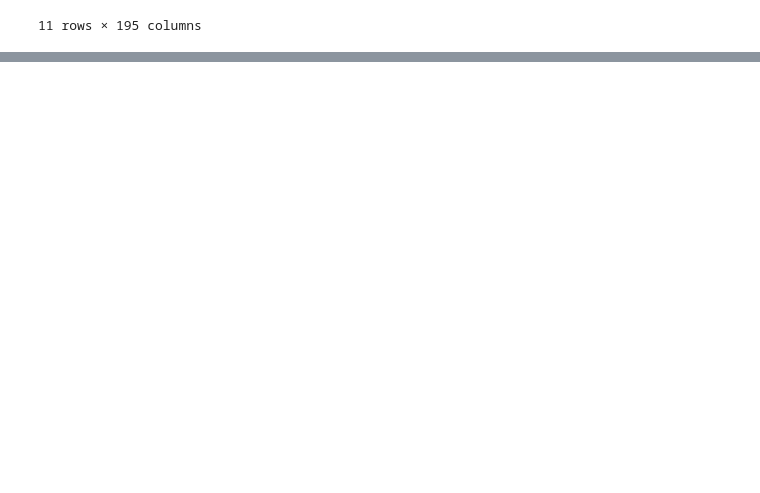
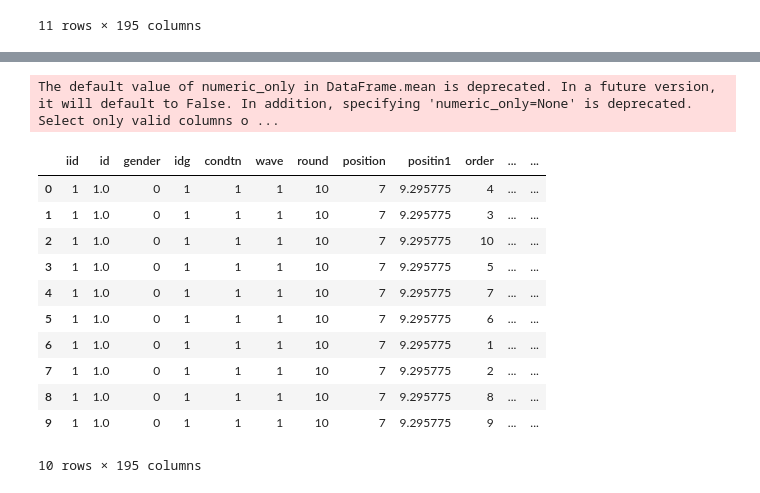
Before and after one commit to loft897/Speed-Dating, a Jupyter notebook: speed_dating.ipynb, the cells around one changed output, grey strips where cells are left out. Cells and saved outputs as stored; diff of their text form; code cells hidden in the pictures; blank space fills up the shorter version.

```diff
--- a/speed_dating.ipynb
+++ b/speed_dating.ipynb
@@ -44,0 +53,2 @@ df.describe(include='all')
+# %%
+df_test = df[:10]
@@ -44,0 +75,17 @@ df.describe(include='all')
+# %%
+df_test = df_test.fillna(df.mean())
+df_test
+# %% [output]
+The default value of numeric_only in DataFrame.mean is deprecated. In a future version, it will default to False. In addition, specifying 'numeric_only=None' is deprecated. Select only valid columns o ...
+|  | iid | id | gender | idg | condtn | wave | round | position | positin1 | order | ... | ... |
+| 0 | 1 | 1.0 | 0 | 1 | 1 | 1 | 10 | 7 | 9.295775 | 4 | ... | ... |
+| 1 | 1 | 1.0 | 0 | 1 | 1 | 1 | 10 | 7 | 9.295775 | 3 | ... | ... |
+| 2 | 1 | 1.0 | 0 | 1 | 1 | 1 | 10 | 7 | 9.295775 | 10 | ... | ... |
+| 3 | 1 | 1.0 | 0 | 1 | 1 | 1 | 10 | 7 | 9.295775 | 5 | ... | ... |
+| 4 | 1 | 1.0 | 0 | 1 | 1 | 1 | 10 | 7 | 9.295775 | 7 | ... | ... |
+| 5 | 1 | 1.0 | 0 | 1 | 1 | 1 | 10 | 7 | 9.295775 | 6 | ... | ... |
+| 6 | 1 | 1.0 | 0 | 1 | 1 | 1 | 10 | 7 | 9.295775 | 1 | ... | ... |
+| 7 | 1 | 1.0 | 0 | 1 | 1 | 1 | 10 | 7 | 9.295775 | 2 | ... | ... |
+| 8 | 1 | 1.0 | 0 | 1 | 1 | 1 | 10 | 7 | 9.295775 | 8 | ... | ... |
+| 9 | 1 | 1.0 | 0 | 1 | 1 | 1 | 10 | 7 | 9.295775 | 9 | ... | ... |
+10 rows × 195 columns
```
Also changed, not shown: parts of 6 cells of this notebook, 3 other files.
